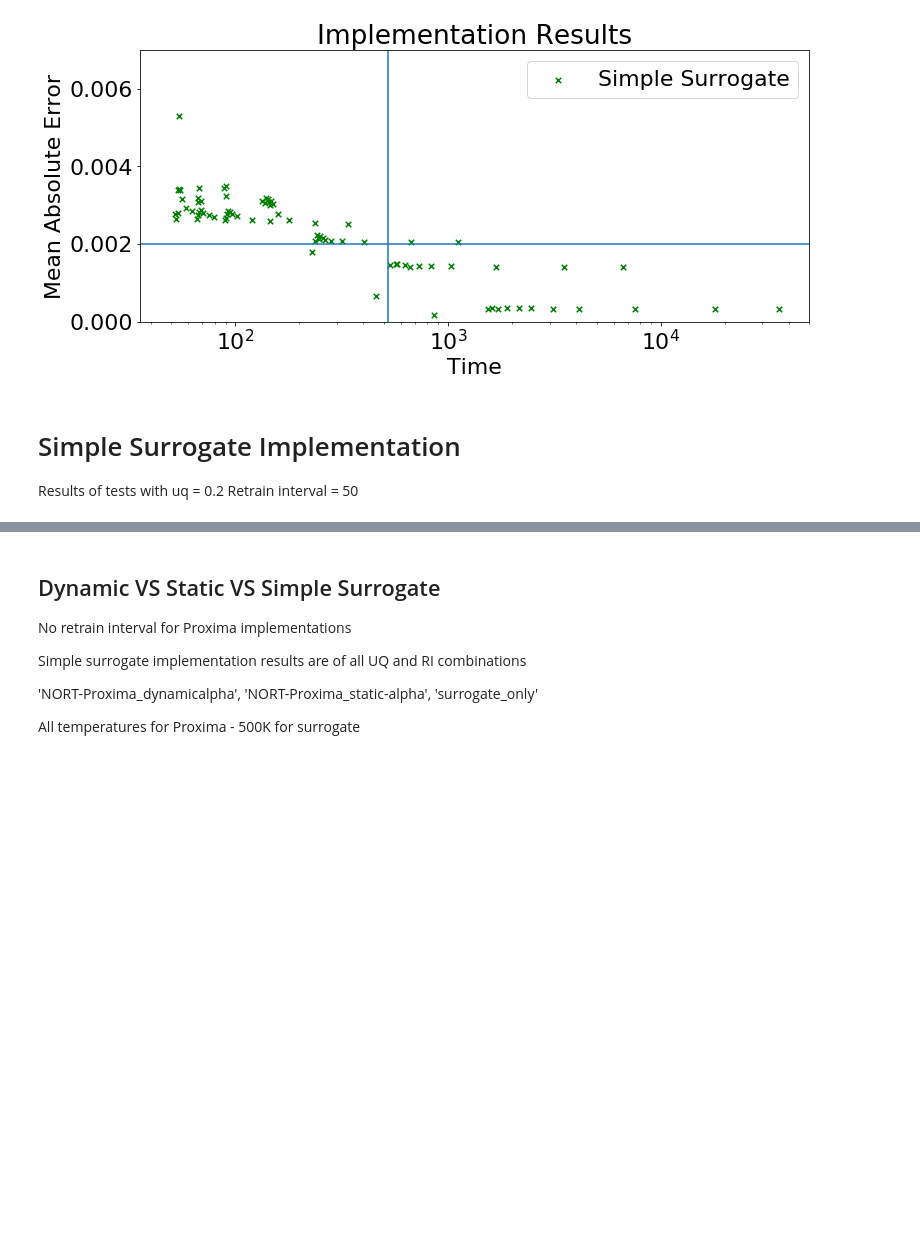
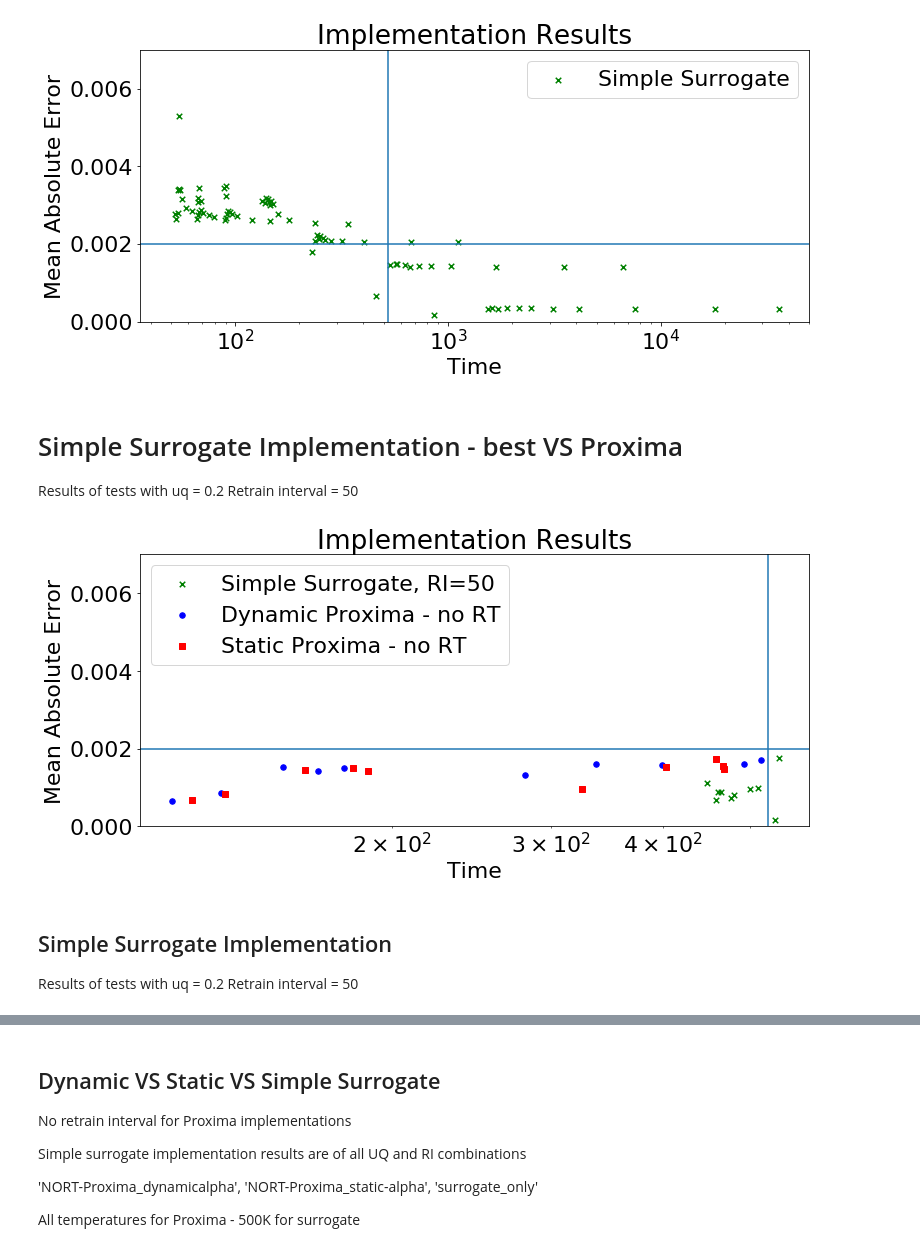
Before and after one commit to YulianaGomez/proxima_analysis, a Jupyter notebook: notebooks/Scatter_plot_method_comparison.ipynb, the cells around one changed output, grey strips where cells are left out. Saved outputs shown, nothing was run; the diff lists cells and outputs as text; code cells hidden in the pictures; blank space fills up the shorter version.

```diff
--- a/notebooks/Scatter_plot_method_comparison.ipynb
+++ b/notebooks/Scatter_plot_method_comparison.ipynb
@@ -84,11 +98,23 @@ cases = (
 _plot_cases(cases)
 # %% [output]
 [figure]
+# %% [markdown]
+# Simple Surrogate Implementation - best VS Proxima
+Results of tests with
+uq = 0.2
+Retrain interval = 50
+# %%
+cases = (
+        {"df": results["SS-UQ02_I50"], "x":"time", "y":"mae", "color":'Green', "label":'Simple Surrogate, RI=50', "marker":"x"},
+        {"df": results['NORT-Proxima_dynamicalpha'], "x":"time", "y":"mae", "color":'Blue', "label":'Dynamic Proxima - no RT', "marker":"o"},
+        {"df": results['NORT-Proxima_static-alpha'], "x":"time", "y":"mae", "color":'REd', "label":'Static Proxima - no RT', "marker":"s"},
+    )
+_plot_cases(cases)
+# %% [output]
+[figure, added]
 # %% [markdown]
-# Simple Surrogate Implementation
-Results of tests with
-uq = 0.2
-Retrain interval = 50
+## Simple Surrogate Implementation
+Results of tests with uq = 0.2 Retrain interval = 50
 # %%
 cases = (
         {"df": results["SS-UQ02_I50"], "x":"time", "y":"mae", "color":'Green', "label":'Simple Surrogate, RI=50', "marker":"x"},
```
Also changed, not shown: parts of 4 cells of this notebook, 1 other file.
